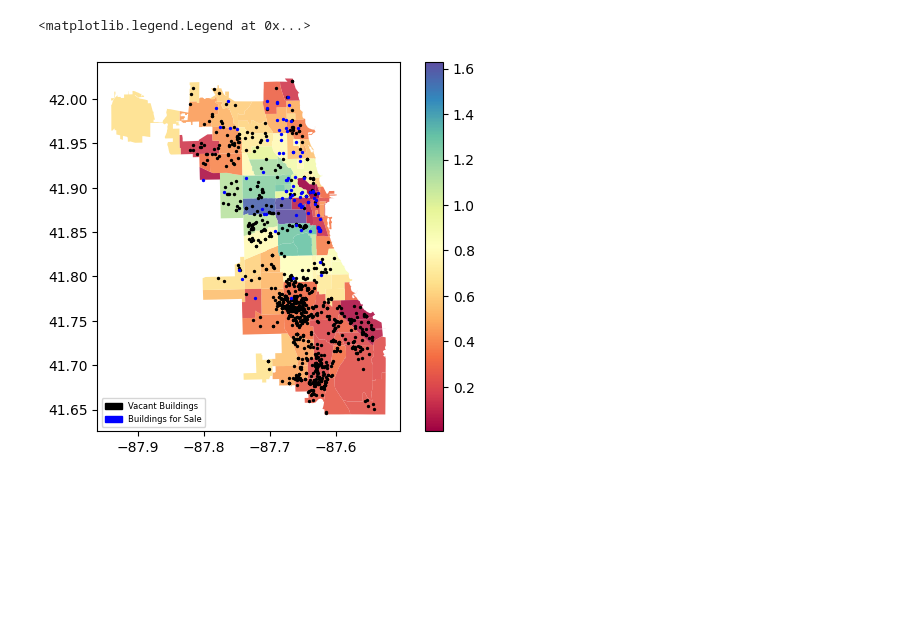
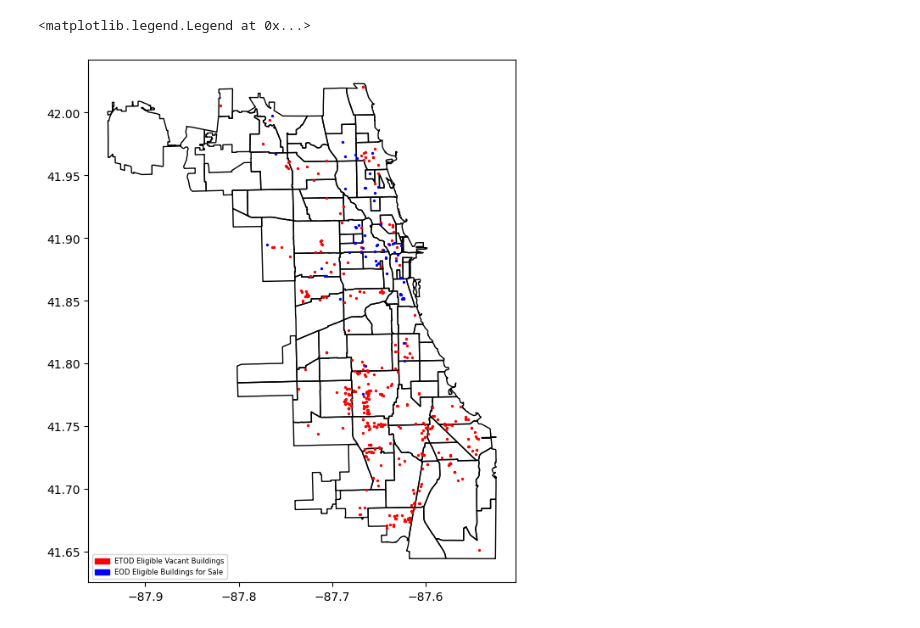
Before and after one commit to claireconzelmann/KIHC-affordable-housing-analysis, a Jupyter notebook: Code/data exploration.ipynb, the cells around one changed output. Drawn from its saved outputs; the diff is of its cells as text; code cells hidden in the pictures; blank space fills up the shorter version.

Commit message:
determining ETOD eligibility for vacant/sale buildings

```diff
--- a/Code/data exploration.ipynb
+++ b/Code/data exploration.ipynb
@@ -38,7 +38,7 @@ l_stops["geometry"] = l_stops["Location"].apply(lambda x: Point(x[1], x[0]))
 l_stops_gdf = gpd.GeoDataFrame(l_stops, geometry="geometry")
 l_stops_gdf.set_crs(epsg=4326, inplace=True)
 
-bus_stops_gdf.set_crs(epsg=4326, inplace=True)
+bus_routes_gdf.set_crs(epsg=4326, inplace=True)
 metra_stops_gdf.to_crs(epsg=4326, inplace=True)
 # %%
 #filtering metra stops to chicago only
@@ -55,12 +112,20 @@ l_stops_gdf = l_stops_gdf.to_crs(epsg=4326)
 # %%
-#find vacant city owned lots within 1/2 buffers of transit stations
-etod_lots_l = gpd.sjoin(city_land_gpd,
+#find vacant buildings within 1/2 buffers of transit stations
+etod_vacant_l = gpd.sjoin(vacant_buildings_gdf,
                         l_stops_gdf.set_geometry("buffer_half_mile").to_crs(epsg=4326),
                         predicate="within")
 
-etod_lots_metra = gpd.sjoin(city_land_gpd,
+etod_vacant_metra = gpd.sjoin(vacant_buildings_gdf,
                         metra_stops_gdf.set_geometry("buffer_half_mile").to_crs(epsg=4326),
                         predicate="within")
 
-etod_lots = pd.concat([etod_lots_l, etod_lots_metra], ignore_index=True).drop_duplicates(subset=["ID"])
-etod_lots = etod_lots.drop("index_right", axis=1)
+#find vacant buildings within 1/4 mile buffers of bus corridors
+etod_vacant_bus = gpd.sjoin(vacant_buildings_gdf,
+                        bus_routes_gdf.set_geometry("buffer_quarter_mile").to_crs(epsg=4326),
+                        predicate="within")
+
+etod_vacant = pd.concat([etod_vacant_l, etod_vacant_metra, etod_vacant_bus],
+                      ignore_index=True).drop_duplicates(subset=["SR_NUMBER"])
+
+print("Number of total vacant buildings:", len(vacant_buildings_gdf), "\n",
+      "Number of ETOD eligible vacant buildings:", len(etod_vacant))
@@ -247,20 +140,23 @@ subset_vacant_buildings_neighborhood = pd.DataFrame(subset_vacant_buildings_neig
 # %%
-#overall chicago map
-fig, ax = plt.subplots()
-merged_neighborhoods_gdf.plot(ax=ax, column="percent_change", cmap='Spectral', legend=True, alpha=0.9)
-vacant_buildings_gdf.plot(ax=ax,
-                          color='black',
-                          markersize=2,
-                          label="Vacant Buildings")
-sale_buildings_gdf.plot(ax=ax,
-                          color='blue',
-                          markersize=2,
-                          label="Buildings for Sale")
+#plot etod eligible vacant and for sale buildings
+fig, ax = plt.subplots(figsize=(16,8))
+neighborhood_gdf.plot(ax=ax,
+                      edgecolor="black",
+                      facecolor="none",
+                      linewidth=1)
+etod_vacant.plot(ax=ax,
+                 color='red',
+                 markersize=2,
+                 label="Vacant Buildings")
+etod_sale.plot(ax=ax,
+               color='blue',
+               markersize=2,
+               label="Buildings for Sale")
 legend = [
-    mpatches.Patch(color='black', label="Vacant Buildings"),
-    mpatches.Patch(color='blue', label="Buildings for Sale")]
+    mpatches.Patch(color='red', label="ETOD Eligible Vacant Buildings"),
+    mpatches.Patch(color='blue', label="EOD Eligible Buildings for Sale")]
 
 ax.legend(handles=legend, loc="lower left", fontsize=6)
 # %% [output]
 <matplotlib.legend.Legend at 0x...>
-[figure, old version]
+[figure, new version]
```
Also changed, not shown: parts of 18 cells of this notebook.
